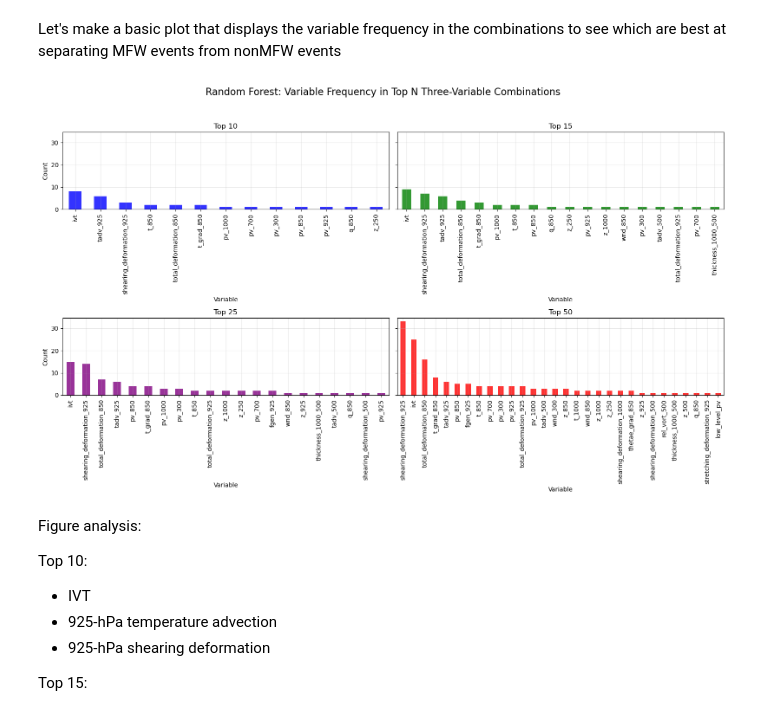
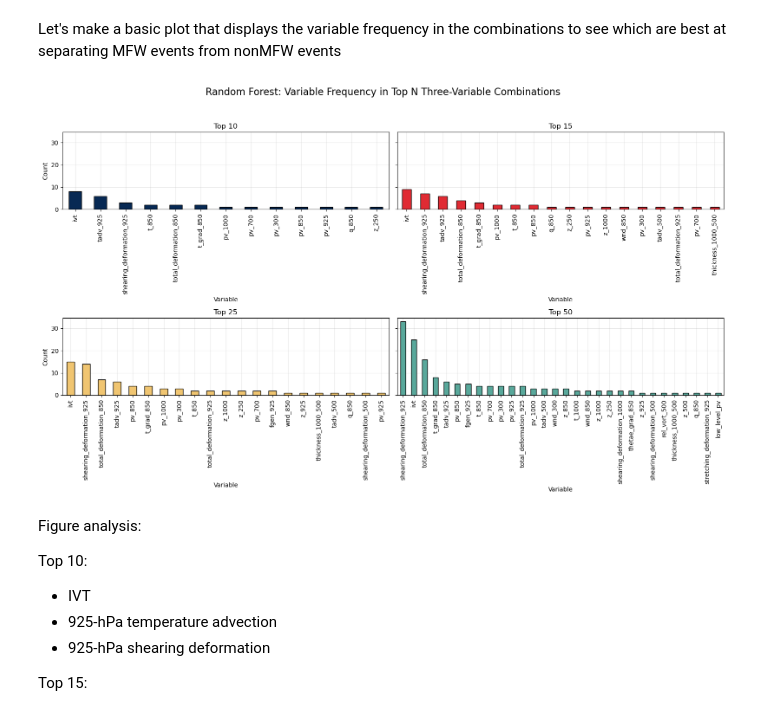
Before and after one commit to anthony-illenden/EAE-598-Project, a Jupyter notebook: scripts_and_notebooks/notebooks/rf_model_testing.ipynb, the cells around one changed output. Drawn from its saved outputs; the diff is of its cells as text; code cells hidden in the pictures.

Commit message:
updated colors

```diff
--- a/scripts_and_notebooks/notebooks/rf_model_testing.ipynb
+++ b/scripts_and_notebooks/notebooks/rf_model_testing.ipynb
@@ -126,10 +126,10 @@ Let's make a basic plot that displays the variable frequency in the combinations
 # %%
 top_n_values = [10, 15, 25, 50]
 color_map = {
-    10: 'blue',
-    15: 'green',
-    25: 'purple',
-    50: 'red'}
+    10: '#072954',
+    15: '#e02b33',
+    25: '#f0c571',
+    50: '#59a89b'}
 
 variable_counts = {}
 for top_n in top_n_values:
@@ -138,43 +138,42 @@ for top_n in top_n_values:
     variable_counts[top_n] = counts
 
 fig, ((ax1, ax2), (ax3, ax4)) = plt.subplots(2, 2, figsize=(16, 10), sharex=False, sharey=True)
 
 counts_10 = variable_counts[10]
-counts_10.plot(kind='bar', ax=ax1, color=color_map[10], alpha=0.8, zorder=1)
+counts_10.plot(kind='bar', ax=ax1, color=color_map[10], zorder=2, edgecolor='black')
 ax1.set_title("Top 10", fontsize=12)
 ax1.set_xlabel("Variable")
 ax1.set_ylabel("Count")
-ax1.grid(alpha=0.3, zorder=0)
+ax1.grid(alpha=0.3, zorder=1)
 ax1.tick_params(axis='x', rotation=90)
 
 counts_15 = variable_counts[15]
-counts_15.plot(kind='bar', ax=ax2, color=color_map[15], alpha=0.8, zorder=1)
+counts_15.plot(kind='bar', ax=ax2, color=color_map[15], zorder=2, edgecolor='black')
 ax2.set_title("Top 15", fontsize=12)
 ax2.set_xlabel("Variable")
-ax2.grid(alpha=0.3, zorder=0)
+ax2.grid(alpha=0.3, zorder=1)
 ax2.tick_params(axis='x', rotation=90)
 
 counts_25 = variable_counts[25]
-counts_25.plot(kind='bar', ax=ax3, color=color_map[25], alpha=0.8, zorder=1)
+counts_25.plot(kind='bar', ax=ax3, color=color_map[25], zorder=2, edgecolor='black')
 ax3.set_title("Top 25", fontsize=12)
 ax3.set_xlabel("Variable")
 ax3.set_ylabel("Count")
-ax3.grid(alpha=0.3, zorder=0)
+ax3.grid(alpha=0.3, zorder=1)
 ax3.tick_params(axis='x', rotation=90)
 
-
 counts_50 = variable_counts[50]
-counts_50.plot(kind='bar', ax=ax4, color=color_map[50], alpha=0.8, zorder=1)
+counts_50.plot(kind='bar', ax=ax4, color=color_map[50], zorder=2, edgecolor='black')
 ax4.set_title("Top 50", fontsize=12)
 ax4.set_xlabel("Variable")
-ax4.grid(alpha=0.3, zorder=0)
+ax4.grid(alpha=0.3, zorder=1)
 ax4.tick_params(axis='x', rotation=90)
 
 plt.suptitle("Random Forest: Variable Frequency in Top N Three-Variable Combinations", fontsize=16)
 plt.tight_layout(rect=[0, 0.03, 1, 0.95])
 plt.show()
 # %% [output]
-[figure, old version]
+[figure, new version]
 # %% [markdown]
 Figure analysis:
 
```
Also changed, not shown: parts of 18 cells of this notebook.
